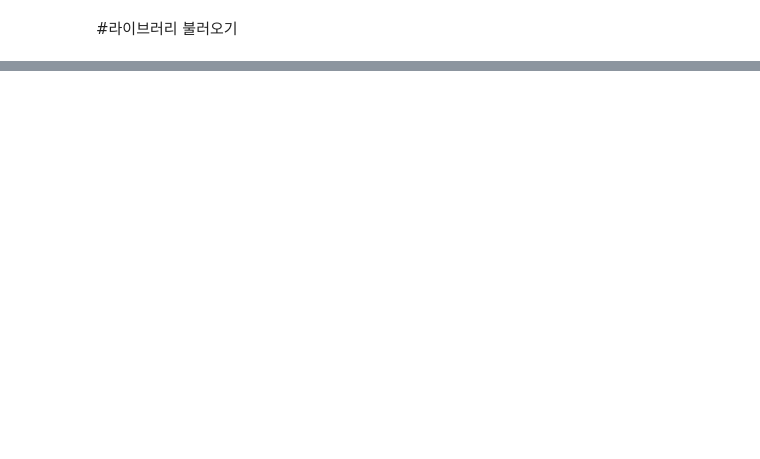
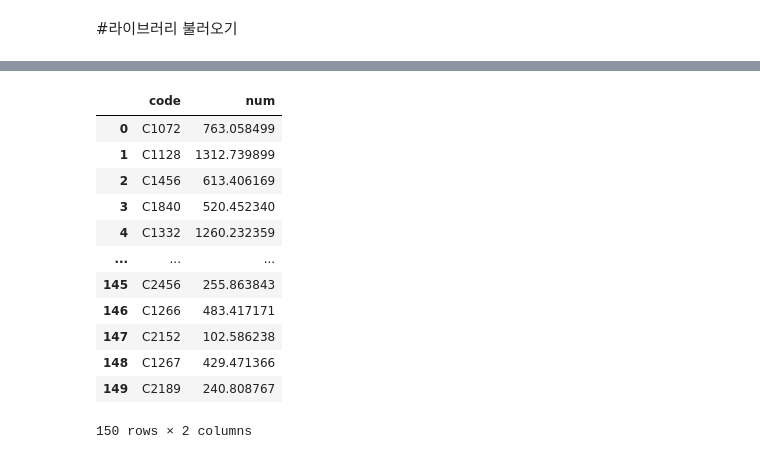
Before and after one commit to koreahong/parking_lot_analysis, a Jupyter notebook: 주차수요예측.ipynb, the cells around one changed output, grey strips where cells are left out. Saved outputs shown, nothing was run; the diff lists cells and outputs as text; code cells hidden in the pictures; blank space fills up the shorter version.

```diff
--- a/주차수요예측.ipynb
+++ b/주차수요예측.ipynb
@@ -1601,7 +300,2 @@ sorter = test['단지코드'].unique()
 # %%
 sorterIndex = dict(zip(sorter, range(len(sorter))))
-# %%
-result = pd.DataFrame()
-result['code'] = test['단지코드'].drop_duplicates(keep='first').sort_values().reset_index(drop=True)
-result['num'] = np.exp(model.predict(new_test))
-result['Rank'] = result['code'].map(sorterIndex)
@@ -1610,2 +304,2 @@ sub_ex = pd.read_csv("/content/drive/My Drive/머신러닝_ᄉ
 # %%
-result = result.sort_values('Rank')
+result.sort_values('Rank', inplace=True)
@@ -1617,2 +305,0 @@ result[result['code'] == 'C1030']
-# %%
- result.drop('Rank', axis=1, inplace=True)
@@ -1620,0 +306,18 @@ result.to_csv("/content/drive/My Drive/머신러닝_실
+# %%
+sub = result.iloc[:, :-1].reset_index(drop=True)
+# %%
+sub
+# %% [output]
+|  | code | num |
+| 0 | C1072 | 763.058499 |
+| 1 | C1128 | 1312.739899 |
+| 2 | C1456 | 613.406169 |
+| 3 | C1840 | 520.452340 |
+| 4 | C1332 | 1260.232359 |
+| ... | ... | ... |
+| 145 | C2456 | 255.863843 |
+| 146 | C1266 | 483.417171 |
+| 147 | C2152 | 102.586238 |
+| 148 | C1267 | 429.471366 |
+| 149 | C2189 | 240.808767 |
+150 rows × 2 columns
```
Also changed, not shown: parts of 330 cells of this notebook.
